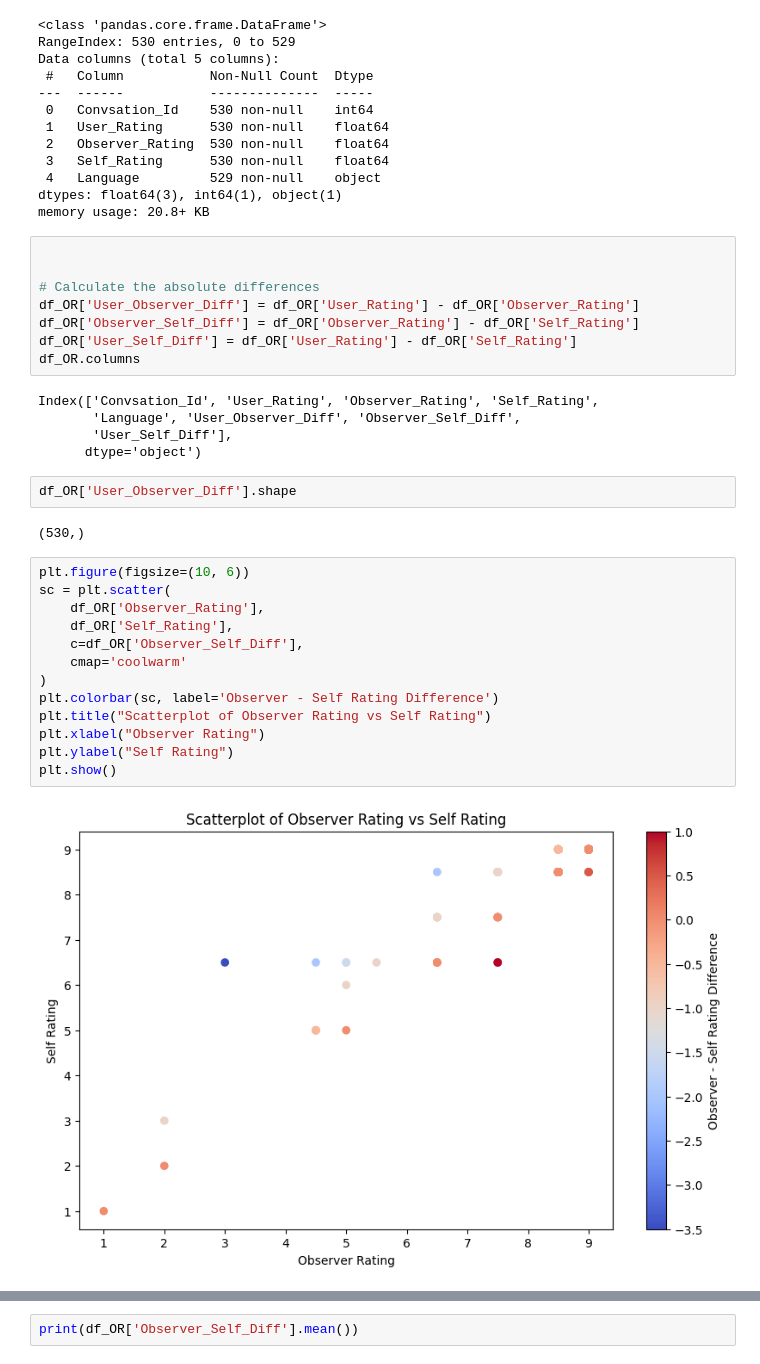
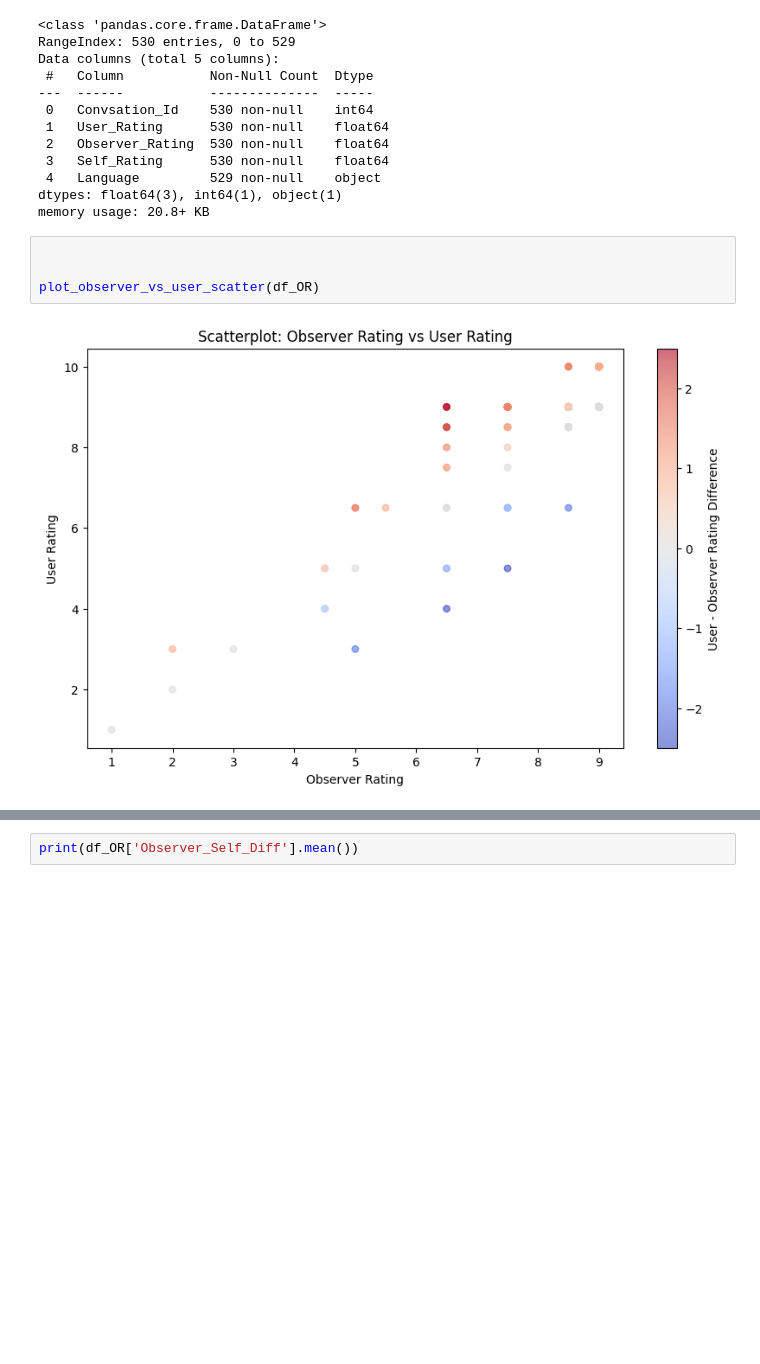
Before and after one commit to wisdom-okwen/chatbot_evaluation, a Jupyter notebook: analysis/analysis.ipynb, the cells around one changed output, grey strips where cells are left out. Drawn from its saved outputs; the diff is of its cells as text; blank space fills up the shorter version.

```diff
--- a/analysis/analysis.ipynb
+++ b/analysis/analysis.ipynb
@@ -72,35 +70,9 @@ Data columns (total 5 columns):
  4   Language         529 non-null    object
 dtypes: float64(3), int64(1), object(1)
 memory usage: 20.8+ KB
-# %%
-
-
-# Calculate the absolute differences
-df_OR['User_Observer_Diff'] = df_OR['User_Rating'] - df_OR['Observer_Rating']
-df_OR['Observer_Self_Diff'] = df_OR['Observer_Rating'] - df_OR['Self_Rating']
-df_OR['User_Self_Diff'] = df_OR['User_Rating'] - df_OR['Self_Rating']
-df_OR.columns
-# %% [output]
-Index(['Convsation_Id', 'User_Rating', 'Observer_Rating', 'Self_Rating',
-       'Language', 'User_Observer_Diff', 'Observer_Self_Diff',
-       'User_Self_Diff'],
-      dtype='object')
-# %%
-df_OR['User_Observer_Diff'].shape
-# %% [output]
-(530,)
-# %%
-plt.figure(figsize=(10, 6))
-sc = plt.scatter(
-    df_OR['Observer_Rating'],
-    df_OR['Self_Rating'],
-    c=df_OR['Observer_Self_Diff'],
-    cmap='coolwarm'
-)
-plt.colorbar(sc, label='Observer - Self Rating Difference')
-plt.title("Scatterplot of Observer Rating vs Self Rating")
-plt.xlabel("Observer Rating")
-plt.ylabel("Self Rating")
-plt.show()
-# %% [output]
-[figure, removed]
+# %%
+
+
+plot_observer_vs_user_scatter(df_OR)
+# %% [output]
+[figure, added]
```
Also changed, not shown: parts of 7 cells of this notebook, 3 other files.
